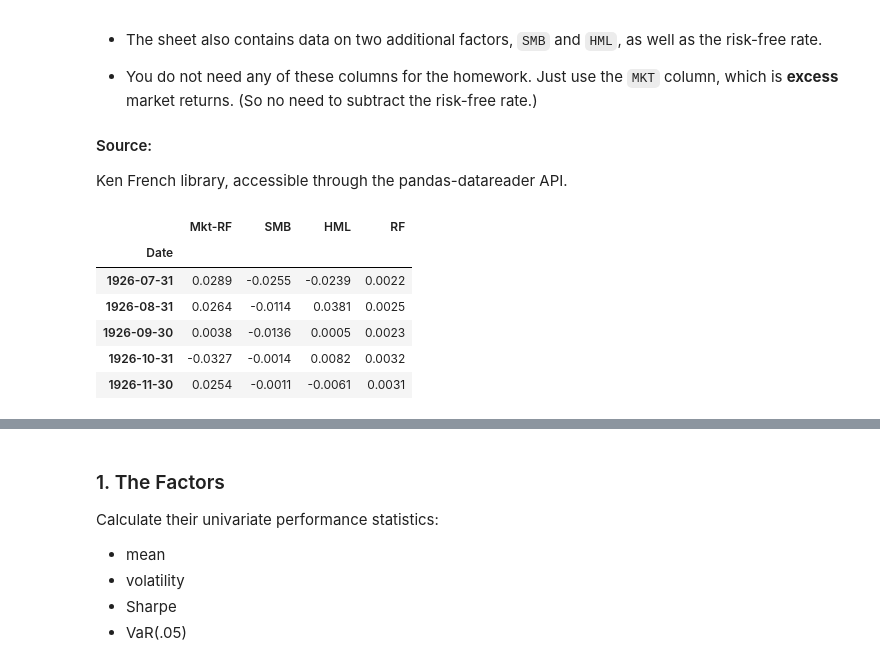
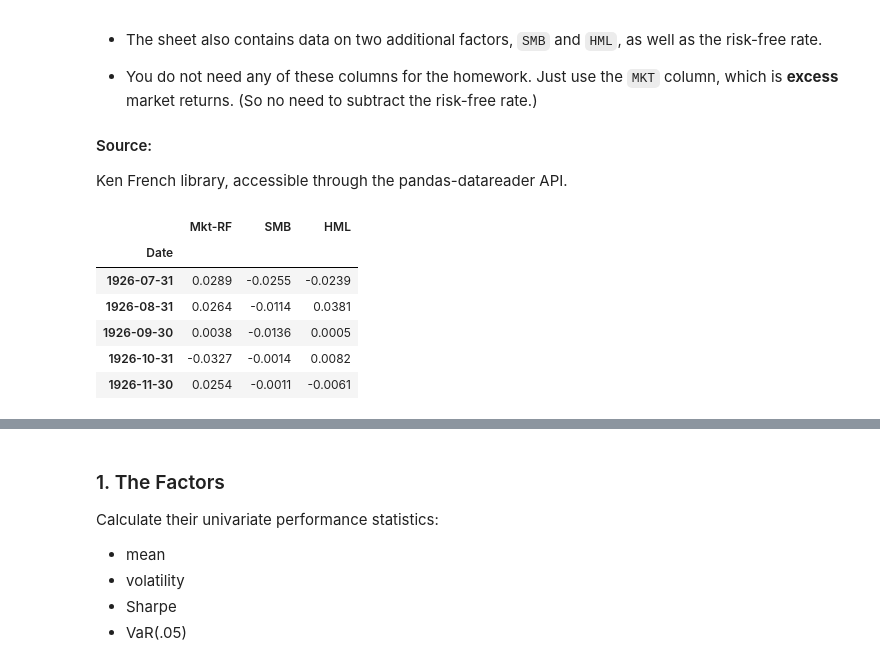
Before and after one commit to amclaugh26/PortfolioHomeworkGroupB, a Jupyter notebook: assignment_4/C.4.0. DFA and Factor Investing.ipynb, the cells around one changed output, grey strips where cells are left out. Saved outputs shown, nothing was run; the diff lists cells and outputs as text; code cells hidden in the pictures.

```diff
--- a/assignment_4/C.4.0. DFA and Factor Investing.ipynb
+++ b/assignment_4/C.4.0. DFA and Factor Investing.ipynb
@@ -25,26 +25,26 @@ Ken French library, accessible through the pandas-datareader API.
 # %%
 import pandas as pd
 import numpy as np
 import matplotlib.pyplot as plt
 import seaborn as sns
 import statsmodels.api as sm
 from sklearn.linear_model import LinearRegression
 from scipy.stats import norm
 
 #read data
-factors = pd.read_excel("data/dfa_analysis_data.xlsx", sheet_name="factors")
+factors = pd.read_excel("data/dfa_analysis_data.xlsx", sheet_name="factors").drop('RF', axis=1)
 factors.set_index('Date',inplace=True)
 tot_ret = pd.read_excel("data/dfa_analysis_data.xlsx", sheet_name="portfolios (total returns)")
 tot_ret.set_index('Date',inplace=True)
 factors.head(5)
 # %% [output]
-|  | Mkt-RF | SMB | HML | RF |
-| Date |  |  |  |  |
-| 1926-07-31 | 0.0289 | -0.0255 | -0.0239 | 0.0022 |
-| 1926-08-31 | 0.0264 | -0.0114 | 0.0381 | 0.0025 |
-| 1926-09-30 | 0.0038 | -0.0136 | 0.0005 | 0.0023 |
-| 1926-10-31 | -0.0327 | -0.0014 | 0.0082 | 0.0032 |
-| 1926-11-30 | 0.0254 | -0.0011 | -0.0061 | 0.0031 |
+|  | Mkt-RF | SMB | HML |
+| Date |  |  |  |
+| 1926-07-31 | 0.0289 | -0.0255 | -0.0239 |
+| 1926-08-31 | 0.0264 | -0.0114 | 0.0381 |
+| 1926-09-30 | 0.0038 | -0.0136 | 0.0005 |
+| 1926-10-31 | -0.0327 | -0.0014 | 0.0082 |
+| 1926-11-30 | 0.0254 | -0.0011 | -0.0061 |
 # %%
 tot_ret.head(5)
 # %% [output]
```
Also changed, not shown: parts of 6 cells of this notebook.
